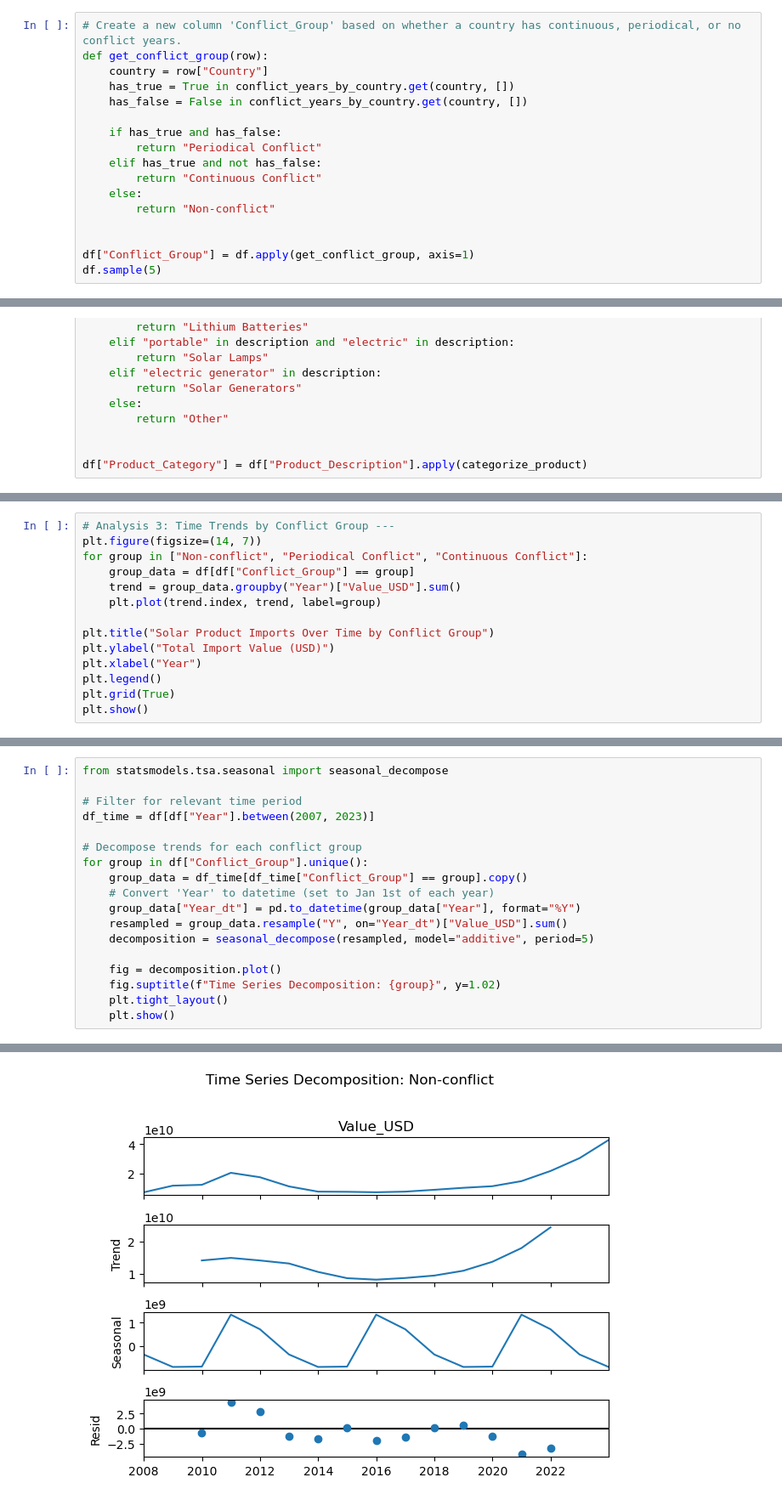
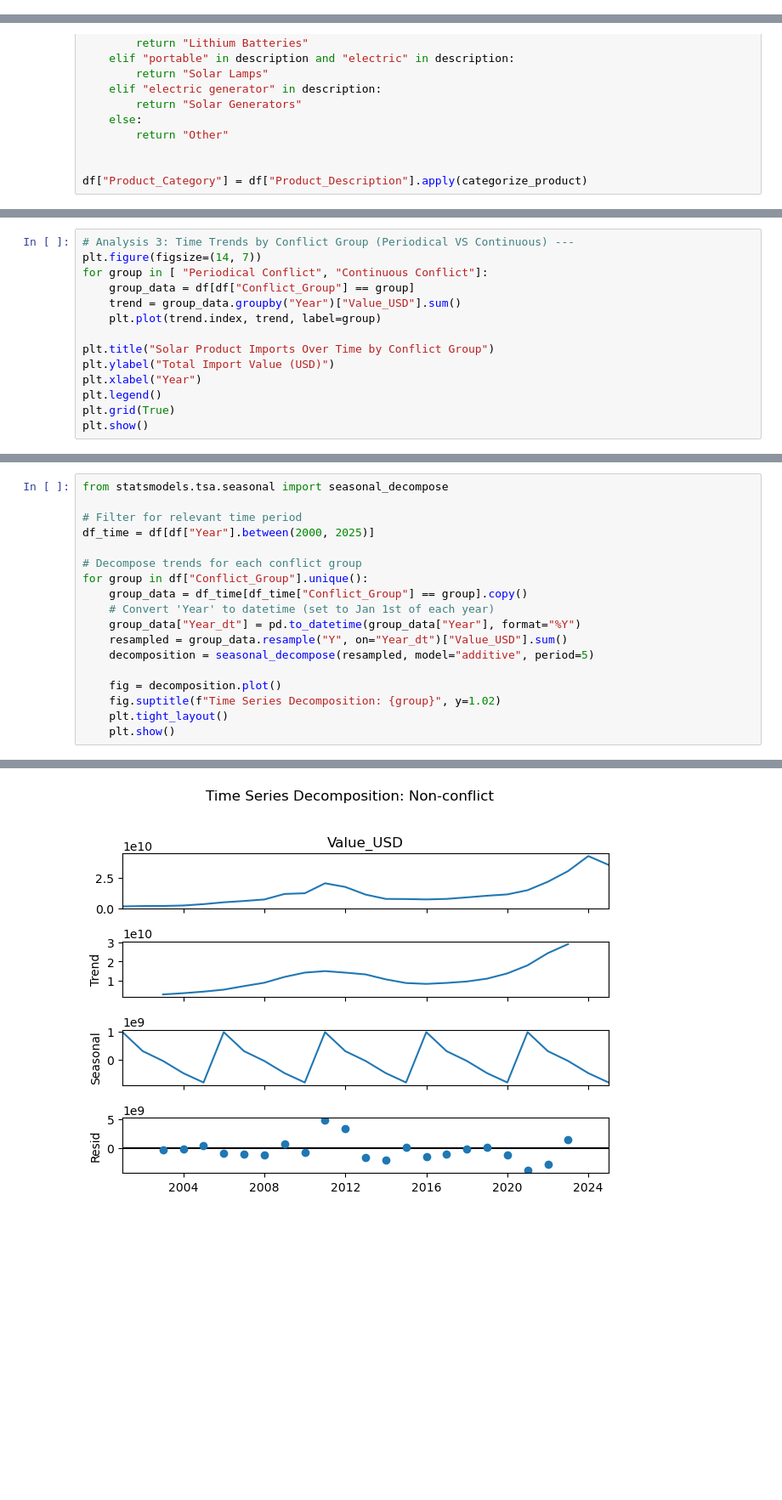
Before and after one commit to MIT-Emerging-Talent/ET6-CDSP-group-08-repo, a Jupyter notebook: 4_data_analysis/Conflict_Duration_Analysis.ipynb, the cells around one changed output, grey strips where cells are left out. Shown at 85% size. Saved outputs shown, nothing was run; the diff lists cells and outputs as text; blank space fills up the shorter version.

```diff
--- a/4_data_analysis/Conflict_Duration_Analysis.ipynb
+++ b/4_data_analysis/Conflict_Duration_Analysis.ipynb
@@ -85,17 +134,0 @@ Name: Conflict_Year, dtype: object
-# %%
-# Create a new column 'Conflict_Group' based on whether a country has continuous, periodical, or no conflict years.
-def get_conflict_group(row):
-    country = row["Country"]
-    has_true = True in conflict_years_by_country.get(country, [])
-    has_false = False in conflict_years_by_country.get(country, [])
-
-    if has_true and has_false:
-        return "Periodical Conflict"
-    elif has_true and not has_false:
-        return "Continuous Conflict"
-    else:
-        return "Non-conflict"
-
-
-df["Conflict_Group"] = df.apply(get_conflict_group, axis=1)
-df.sample(5)
@@ -173,7 +199,7 @@ plt.show()
 # %%
-# Analysis 3: Time Trends by Conflict Group ---
+# Analysis 3: Time Trends by Conflict Group (Periodical VS Continuous) ---
 plt.figure(figsize=(14, 7))
-for group in ["Non-conflict", "Periodical Conflict", "Continuous Conflict"]:
+for group in [ "Periodical Conflict", "Continuous Conflict"]:
     group_data = df[df["Conflict_Group"] == group]
     trend = group_data.groupby("Year")["Value_USD"].sum()
     plt.plot(trend.index, trend, label=group)
@@ -235,7 +265,7 @@ Periodical Conflict Low GDP     5.166694e+06
 from statsmodels.tsa.seasonal import seasonal_decompose
 
 # Filter for relevant time period
-df_time = df[df["Year"].between(2007, 2023)]
+df_time = df[df["Year"].between(2000, 2025)]
 
 # Decompose trends for each conflict group
 for group in df["Conflict_Group"].unique():
@@ -255,4 +285,4 @@ for group in df["Conflict_Group"].unique():
-[figure, old version]
+[figure, new version]
 # %%
 # Ensure 'GDP_per_capita' exists, otherwise set to a default value (e.g., 1 to avoid division by zero)
 if "GDP_per_capita" not in df.columns:
```
Also changed, not shown: parts of 14 cells of this notebook, 2 other files.
